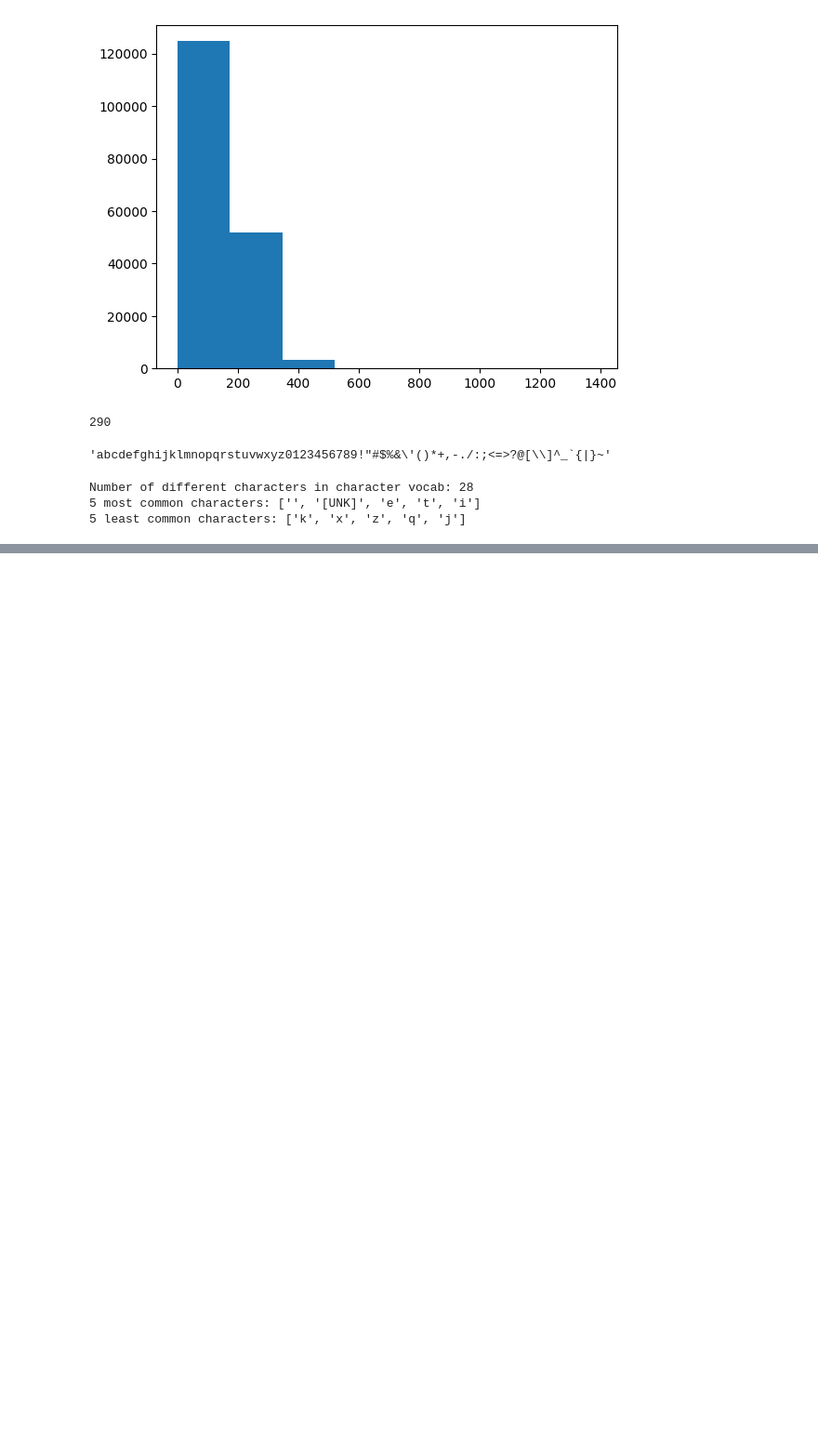
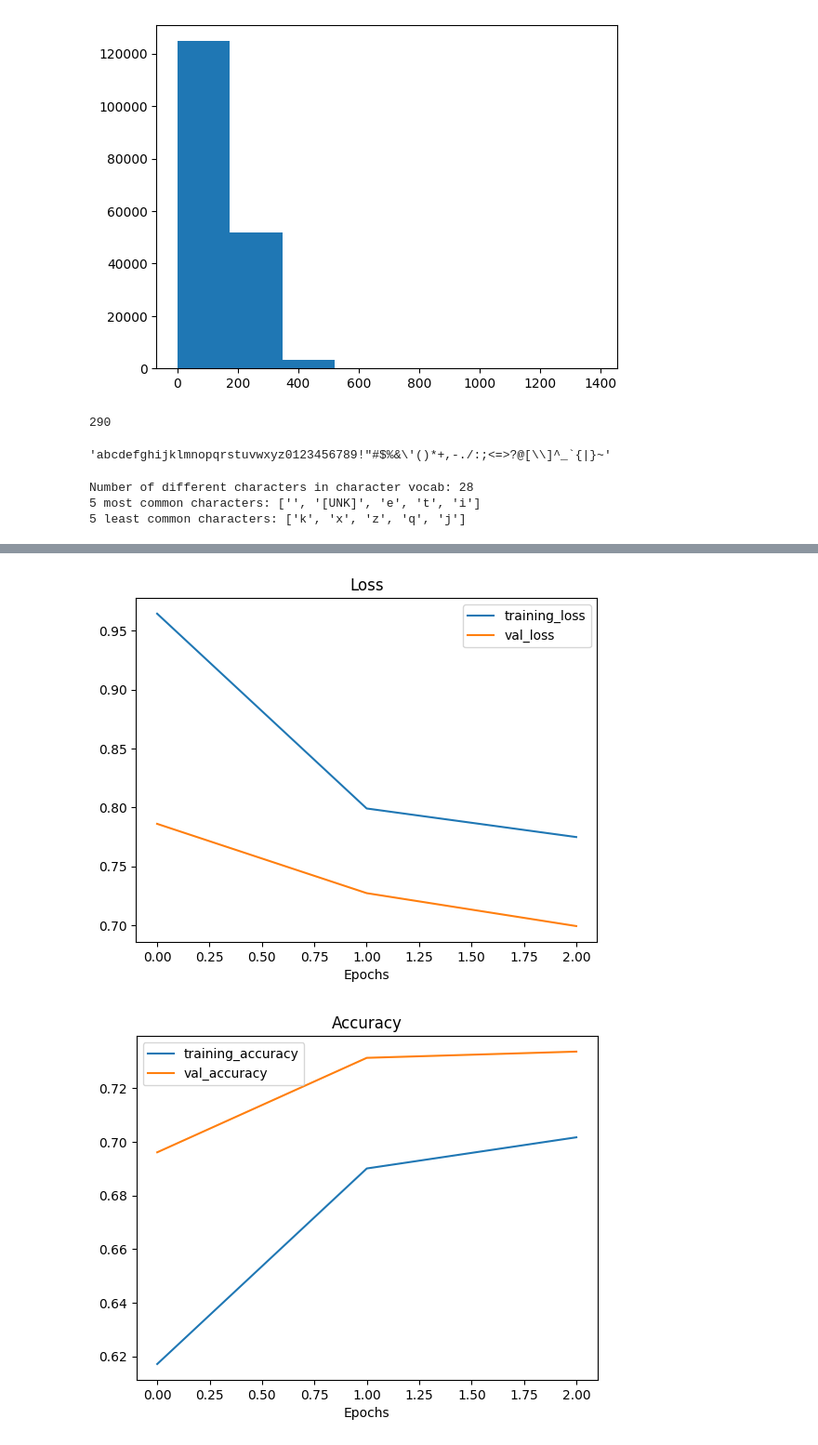
Before and after one commit to miller00315/ia_studies, a Jupyter notebook: milestone_project_skim_nlp_lit.ipynb, the cells around one changed output, grey strips where cells are left out. Shown at 93% size. Cells and saved outputs as stored; diff of their text form; code cells hidden in the pictures; blank space fills up the shorter version.

```diff
--- a/milestone_project_skim_nlp_lit.ipynb
+++ b/milestone_project_skim_nlp_lit.ipynb
@@ -1017,0 +1208,6 @@ Length of vectorized chars: 290
+# %%
+# Compile model
+
+model_4.compile(loss="categorical_crossentropy",
+                optimizer=tf.keras.optimizers.Adam(),
+                metrics=["accuracy"])
@@ -1017,0 +1262,14 @@ Length of vectorized chars: 290
+# %%
+# Combine chars and tokens into a dataset
+
+train_char_token_data = tf.data.Dataset.from_tensor_slices((train_sentences, train_chars)) # make data
+
+train_char_token_labels = tf.data.Dataset.from_tensor_slices(train_labels_one_hot) # make label
+
+train_char_token_dataset = tf.data.Dataset.zip((train_char_token_data, train_char_token_labels))
+
+# Prefetch and batch train data
+
+train_char_token_dataset = train_char_token_dataset.batch(32).prefetch(tf.data.AUTOTUNE)
+
+train_char_token_dataset
@@ -1017,0 +1278,8 @@ Length of vectorized chars: 290
+# %%
+# Repeat the above steps for our validation data
+
+val_char_token_data = tf.data.Dataset.from_tensor_slices((val_sentences, val_chars))
+val_char_token_labels = tf.data.Dataset.from_tensor_slices(val_labels_one_hot)
+val_char_token_dataset = tf.data.Dataset.zip((val_char_token_data, val_char_token_labels))
+val_char_token_dataset = val_char_token_dataset.batch(32).prefetch(tf.data.AUTOTUNE)
+val_char_token_dataset
@@ -1017,0 +1295,6 @@ Length of vectorized chars: 290
+# %%
+model_4_history = model_4.fit(train_char_token_dataset,
+                              steps_per_epoch=int(0.1 * len(train_char_token_dataset)),
+                              epochs=3,
+                              validation_data=val_char_token_dataset,
+                              validation_steps=int(0.1 * len(val_char_token_dataset)))
@@ -1017,0 +1308,5 @@ Length of vectorized chars: 290
+# %%
+plot_loss_curves(model_4_history)
+# %% [output]
+[figure, added]
+[figure, added]
```
Also changed, not shown: parts of 52 cells of this notebook.
